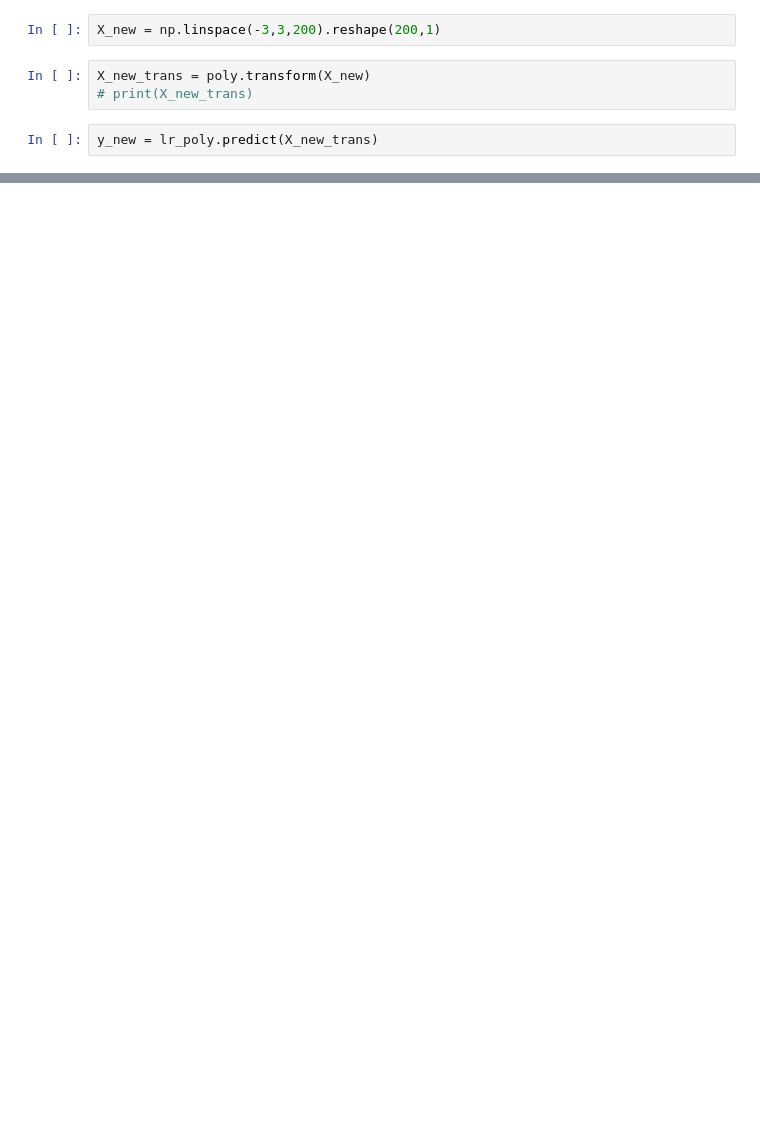
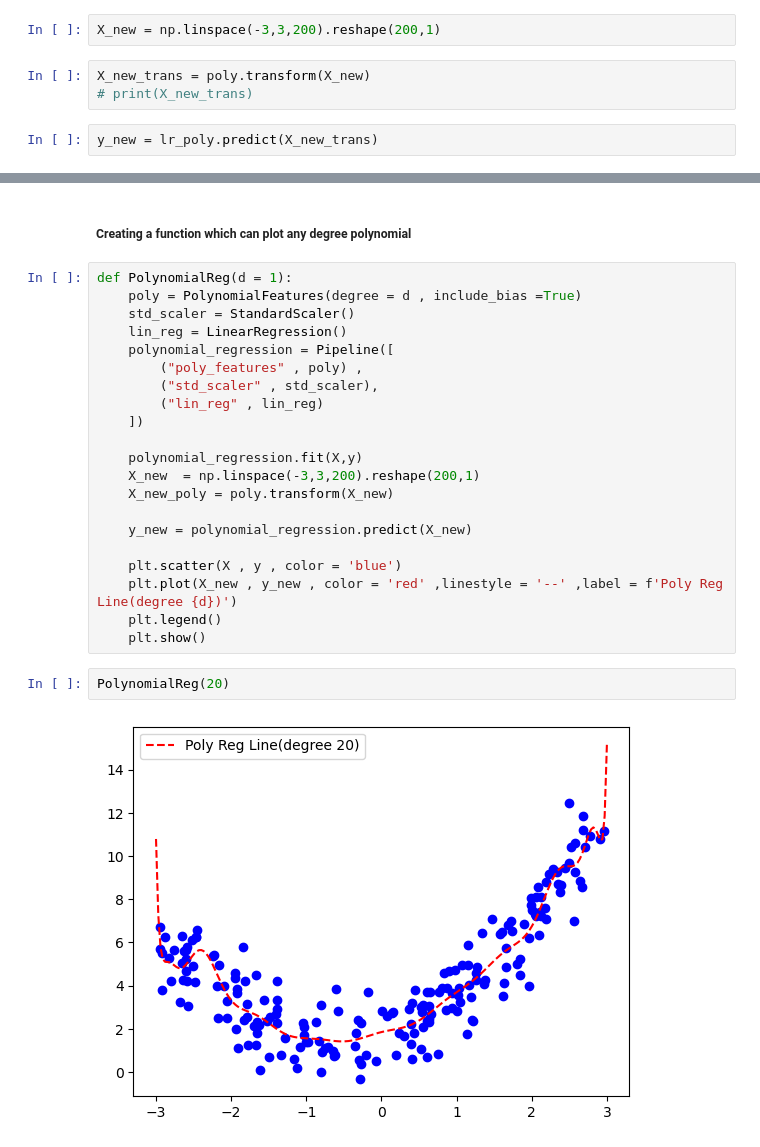
Before and after one commit to PradhumanSoni/Learn_ML, a Jupyter notebook: polynomial regression/polynomial_reg.ipynb, the cells around one changed output, grey strips where cells are left out. Saved outputs shown, nothing was run; the diff lists cells and outputs as text; blank space fills up the shorter version.

Commit message:
made_new_function

```diff
--- a/polynomial regression/polynomial_reg.ipynb
+++ b/polynomial regression/polynomial_reg.ipynb
@@ -142,0 +144,27 @@ Mean -> -0.017981024177050397
+# %% [markdown]
+##### Creating a function which can plot any degree polynomial
+# %%
+def PolynomialReg(d = 1):
+    poly = PolynomialFeatures(degree = d , include_bias =True)
+    std_scaler = StandardScaler()
+    lin_reg = LinearRegression()
+    polynomial_regression = Pipeline([
+        ("poly_features" , poly) ,
+        ("std_scaler" , std_scaler),
+        ("lin_reg" , lin_reg)
+    ])
+
+    polynomial_regression.fit(X,y)
+    X_new  = np.linspace(-3,3,200).reshape(200,1)
+    X_new_poly = poly.transform(X_new)
+
+    y_new = polynomial_regression.predict(X_new)
+
+    plt.scatter(X , y , color = 'blue')
+    plt.plot(X_new , y_new , color = 'red' ,linestyle = '--' ,label = f'Poly Reg Line(degree {d})')
+    plt.legend()
+    plt.show()
+# %%
+PolynomialReg(20)
+# %% [output]
+[figure, added]
```
Also changed, not shown: parts of 12 cells of this notebook.
